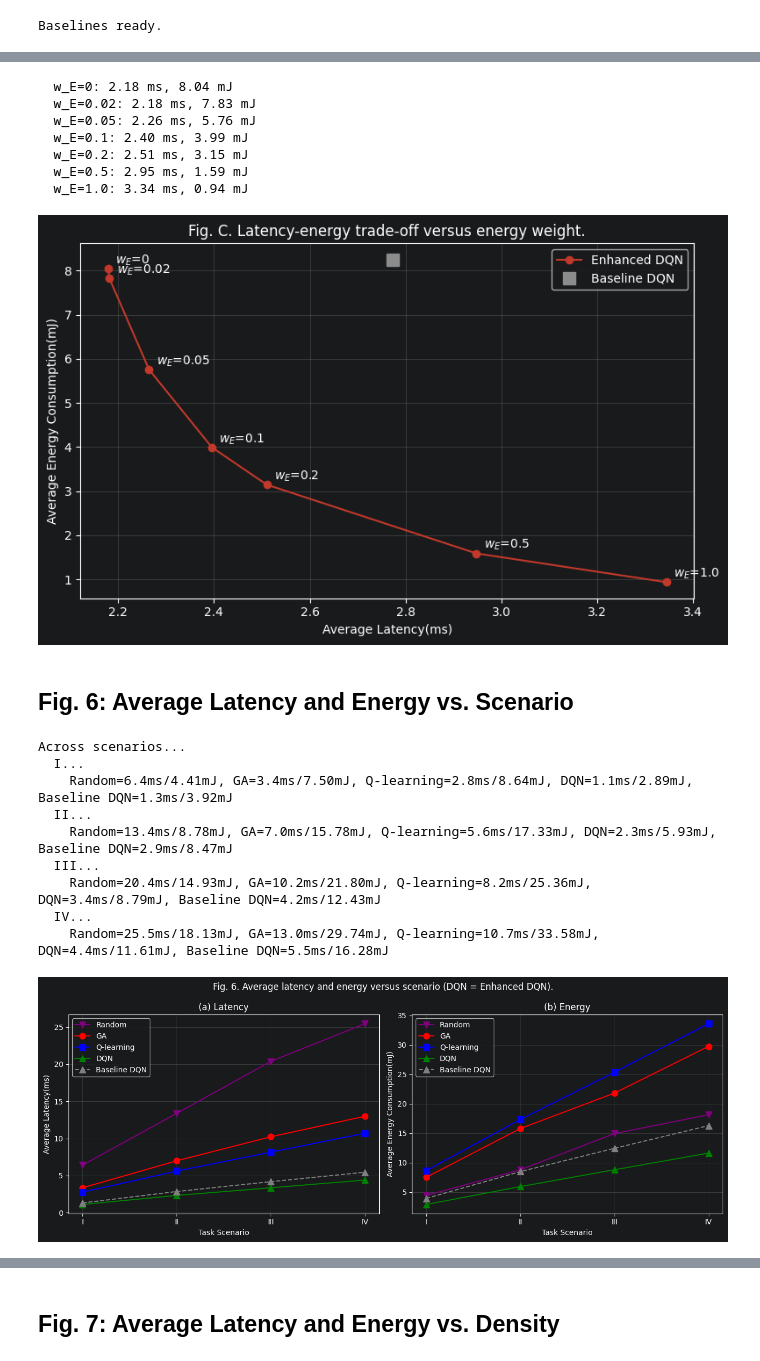
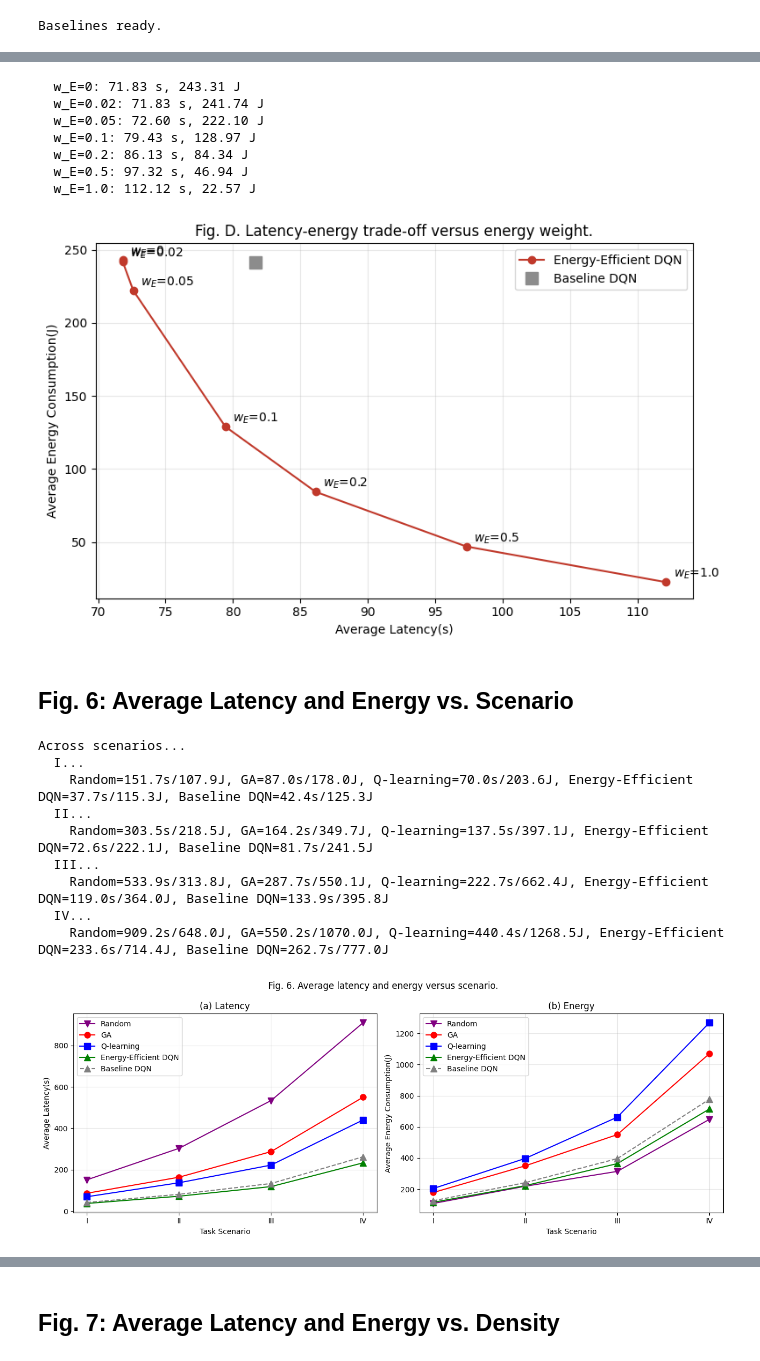
Before and after one commit to Fajobs/DRL--Task-offloading, a Jupyter notebook: drl_task_offloading_energy.ipynb, the cells around one changed output, grey strips where cells are left out. Cells and saved outputs as stored; diff of their text form; code cells hidden in the pictures.

```diff
--- a/drl_task_offloading_energy.ipynb
+++ b/drl_task_offloading_energy.ipynb
@@ -311,9 +351,9 @@ plt.tight_layout(); plt.show()
 # Fig 4: Reward convergence
 fig, axes = plt.subplots(1, 2, figsize=(13,5))
 axes[0].plot(range(1,len(reward_base)+1), reward_base, '-o', color='gray', ms=3, label='Baseline DQN')
-axes[0].set_ylabel('Reward (-latency)')
-axes[1].plot(range(1,len(reward_enh)+1), reward_enh, '-o', color='#C0392B', ms=3, label='Enhanced DQN')
-axes[1].set_ylabel('Reward (-(T + w_E E))')
+axes[0].set_ylabel('Reward (-latency per Mbit)')
+axes[1].plot(range(1,len(reward_ee)+1), reward_ee, '-o', color='#C0392B', ms=3, label='Energy-Efficient DQN')
+axes[1].set_ylabel('Reward (-(T + w_E E) per Mbit)')
 for ax in axes:
     ax.set_xlabel('Epochs'); ax.legend(); ax.grid(alpha=0.3)
 fig.suptitle('Fig. 4. Reward convergence analysis of DQN')
@@ -445,8 +507,9 @@ res5 = {}
 res5['Random'] = eval_random(sys5)
 res5['GA'] = eval_ga(sys5)
 res5['Q-learning'] = eval_qlearning(sys5)
-res5['DQN'] = eval_dqn(agent_enh, sys5, enhanced=True)
+res5['Baseline DQN'] = eval_dqn(agent_base, sys5)
+res5['Energy-Efficient DQN'] = eval_dqn(agent_ee, sys5, ee=True)
 for k, (T, E) in res5.items():
-    print(f'  {k}: {T:.2f} ms, {E:.2f} mJ, cost {cost(T, E):.2f}')
+    print(f'  {k}: {T:.2f} s, {E:.2f} J, cost {cost(T, E):.2f}')
 # %% [output]
 Evaluating (Scenario II, density=30)...
@@ -477,75 +541,75 @@ Sensitivity to the energy weight $w_E$ (calibrated value 0.05). At $w_E=0$ the E
 # %%
 W_SWEEP = [0, 0.02, 0.05, 0.1, 0.2, 0.5, 1.0]
-sysC = MECSystem('II')
+sysD = MECSystem('II')
 tradeoff = []
 for w in W_SWEEP:
-    np.random.seed(SEED)  # same task sequence for every weight
-    T, E = eval_dqn(agent_enh, sysC, enhanced=True, w_e=w)
+    T, E = eval_dqn(agent_ee, sysD, ee=True, w_e=w)
     tradeoff.append((T, E))
-    print(f'  w_E={w}: {T:.2f} ms, {E:.2f} mJ')
-np.random.seed(SEED)
-tb = eval_dqn(agent_base, sysC)
+    print(f'  w_E={w}: {T:.2f} s, {E:.2f} J')
+tb = eval_dqn(agent_base, sysD)
 
 fig, ax = plt.subplots(figsize=(8,5))
-ax.plot([t for t, _ in tradeoff], [e for _, e in tradeoff], 'o-', color='#C0392B', label='Enhanced DQN')
+ax.plot([t for t, _ in tradeoff], [e for _, e in tradeoff], 'o-', color='#C0392B', label='Energy-Efficient DQN')
 for w, (T, E) in zip(W_SWEEP, tradeoff):
     ax.annotate(f'$w_E$={w}', (T, E), textcoords='offset points', xytext=(6, 4))
 ax.plot(*tb, 's', color='#8C8C8C', ms=10, label='Baseline DQN')
-ax.set_xlabel('Average Latency(ms)'); ax.set_ylabel('Average Energy Consumption(mJ)')
-ax.set_title('Fig. C. Latency-energy trade-off versus energy weight.')
+ax.set_xlabel('Average Latency(s)'); ax.set_ylabel('Average Energy Consumption(J)')
+ax.set_title('Fig. D. Latency-energy trade-off versus energy weight.')
 ax.legend(); ax.grid(alpha=0.3); plt.tight_layout(); plt.show()
 # %% [output]
-  w_E=0: 2.18 ms, 8.04 mJ
-  w_E=0.02: 2.18 ms, 7.83 mJ
-  w_E=0.05: 2.26 ms, 5.76 mJ
-  w_E=0.1: 2.40 ms, 3.99 mJ
-  w_E=0.2: 2.51 ms, 3.15 mJ
-  w_E=0.5: 2.95 ms, 1.59 mJ
-  w_E=1.0: 3.34 ms, 0.94 mJ
+  w_E=0: 71.83 s, 243.31 J
+  w_E=0.02: 71.83 s, 241.74 J
+  w_E=0.05: 72.60 s, 222.10 J
+  w_E=0.1: 79.43 s, 128.97 J
+  w_E=0.2: 86.13 s, 84.34 J
+  w_E=0.5: 97.32 s, 46.94 J
+  w_E=1.0: 112.12 s, 22.57 J
-[figure, old version]
+[figure, new version]
 # %% [markdown]
 ## Fig. 6: Average Latency and Energy vs. Scenario
 # %%
 print('Across scenarios...')
 scenarios = ['I','II','III','IV']
-SCHEMES = ['Random', 'GA', 'Q-learning', 'DQN', 'Baseline DQN']
+SCHEMES = ['Random', 'GA', 'Q-learning', 'Energy-Efficient DQN', 'Baseline DQN']
 res6 = {k: [] for k in SCHEMES}
+split6 = []
 
 for sc in scenarios:
     print(f'  {sc}...')
     sys_sc = MECSystem(sc)
-    ag_sc, _, _ = train_dqn(sys_sc, n_epochs=100, steps_per_epoch=100, verbose=False, enhanced=True)
+    ag_sc, _, _ = train_dqn(sys_sc, n_epochs=100, steps_per_epoch=100, verbose=False, ee=True)
     res6['Random'].append(eval_random(sys_sc))
     res6['GA'].append(eval_ga(sys_sc))
     res6['Q-learning'].append(eval_qlearning(sys_sc))
-    res6['DQN'].append(eval_dqn(ag_sc, sys_sc, enhanced=True))
+    T, E, s = eval_dqn(ag_sc, sys_sc, ee=True, split=True)
+    res6['Energy-Efficient DQN'].append((T, E)); split6.append(s)
     res6['Baseline DQN'].append(eval_dqn(None, sys_sc))
-    print('    ' + ', '.join(f'{k}={v[-1][0]:.1f}ms/{v[-1][1]:.2f}mJ' for k, v in res6.items()))
+    print('    ' + ', '.join(f'{k}={v[-1][0]:.1f}s/{v[-1][1]:.1f}J' for k, v in res6.items()))
 # %% [output]
 Across scenarios...
   I...
-    Random=6.4ms/4.41mJ, GA=3.4ms/7.50mJ, Q-learning=2.8ms/8.64mJ, DQN=1.1ms/2.89mJ, Baseline DQN=1.3ms/3.92mJ
+    Random=151.7s/107.9J, GA=87.0s/178.0J, Q-learning=70.0s/203.6J, Energy-Efficient DQN=37.7s/115.3J, Baseline DQN=42.4s/125.3J
   II...
-    Random=13.4ms/8.78mJ, GA=7.0ms/15.78mJ, Q-learning=5.6ms/17.33mJ, DQN=2.3ms/5.93mJ, Baseline DQN=2.9ms/8.47mJ
+    Random=303.5s/218.5J, GA=164.2s/349.7J, Q-learning=137.5s/397.1J, Energy-Efficient DQN=72.6s/222.1J, Baseline DQN=81.7s/241.5J
   III...
-    Random=20.4ms/14.93mJ, GA=10.2ms/21.80mJ, Q-learning=8.2ms/25.36mJ, DQN=3.4ms/8.79mJ, Baseline DQN=4.2ms/12.43mJ
+    Random=533.9s/313.8J, GA=287.7s/550.1J, Q-learning=222.7s/662.4J, Energy-Efficient DQN=119.0s/364.0J, Baseline DQN=133.9s/395.8J
   IV...
-    Random=25.5ms/18.13mJ, GA=13.0ms/29.74mJ, Q-learning=10.7ms/33.58mJ, DQN=4.4ms/11.61mJ, Baseline DQN=5.5ms/16.28mJ
+    Random=909.2s/648.0J, GA=550.2s/1070.0J, Q-learning=440.4s/1268.5J, Energy-Efficient DQN=233.6s/714.4J, Baseline DQN=262.7s/777.0J
 # %%
 STYLE = {'Random': ('v-', 'purple'), 'GA': ('o-', 'red'), 'Q-learning': ('s-', 'blue'),
-         'DQN': ('^-', 'green'), 'Baseline DQN': ('^--', 'gray')}
+         'Energy-Efficient DQN': ('^-', 'green'), 'Baseline DQN': ('^--', 'gray')}
 
 def plot_sweep(xs, res, xlabel, title, xticklabels=None):
     fig, axes = plt.subplots(1, 2, figsize=(13,5))
-    for ax, i, ylab in [(axes[0], 0, 'Average Latency(ms)'), (axes[1], 1, 'Average Energy Consumption(mJ)')]:
+    for ax, i, ylab in [(axes[0], 0, 'Average Latency(s)'), (axes[1], 1, 'Average Energy Consumption(J)')]:
         for k, (m, c) in STYLE.items():
             ax.plot(xs, [v[i] for v in res[k]], m, color=c, label=k, ms=8)
         if xticklabels: ax.set_xticks(list(xs)); ax.set_xticklabels(xticklabels)
         ax.set_xlabel(xlabel); ax.set_ylabel(ylab); ax.legend(); ax.grid(alpha=0.3)
     axes[0].set_title('(a) Latency'); axes[1].set_title('(b) Energy')
     fig.suptitle(title); plt.tight_layout(); plt.show()
 
 plot_sweep(range(len(scenarios)), res6, 'Task Scenario',
-           'Fig. 6. Average latency and energy versus scenario (DQN = Enhanced DQN).', scenarios)
+           'Fig. 6. Average latency and energy versus scenario.', scenarios)
 # %% [output]
-[figure, old version]
+[figure, new version]
```
Also changed, not shown: parts of 25 cells of this notebook.
